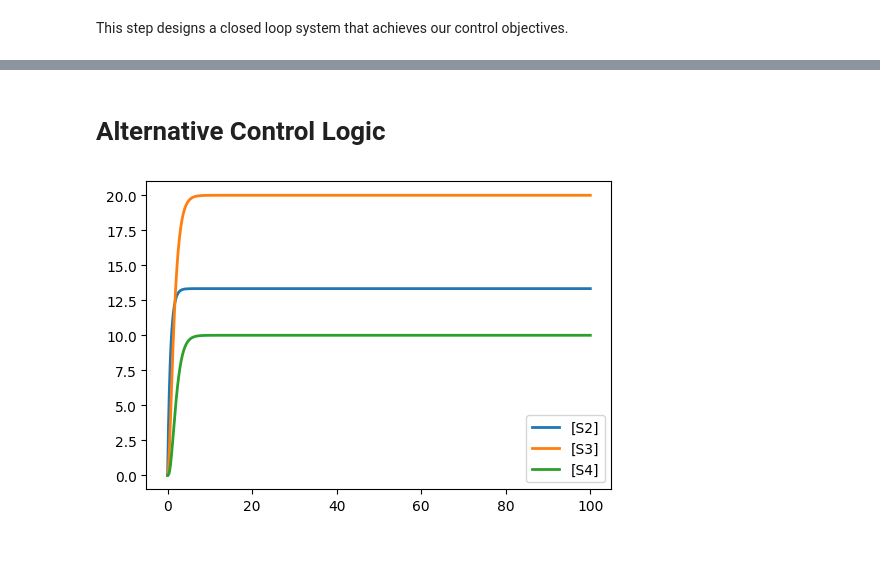
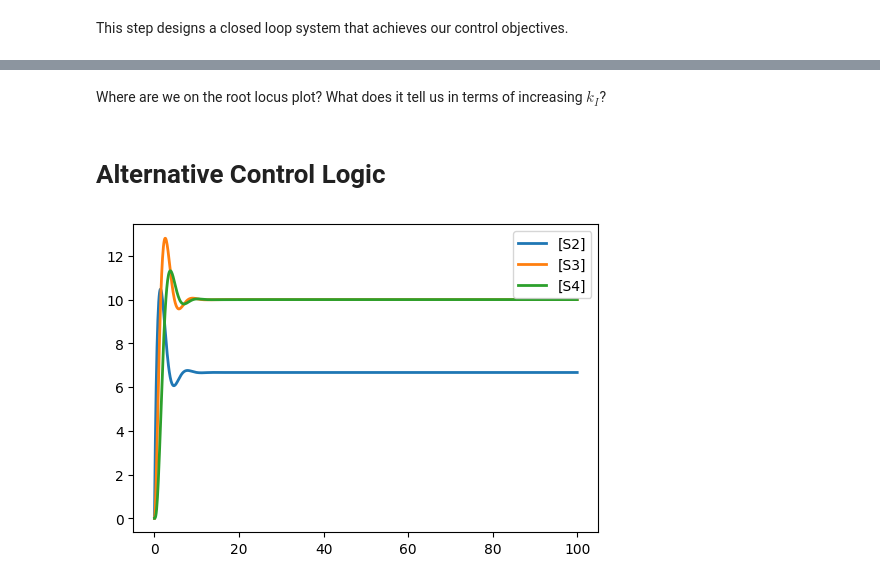
Before and after one commit to joseph-hellerstein/advanced-controls-lectures, a Jupyter notebook: lectures/lecture_15-Workflow-Control-Design/building_closed_loop_testbed.ipynb, the cells around one changed output, grey strips where cells are left out. Drawn from its saved outputs; the diff is of its cells as text; code cells hidden in the pictures; blank space fills up the shorter version.

```diff
--- a/lectures/lecture_15-Workflow-Control-Design/building_closed_loop_testbed.ipynb
+++ b/lectures/lecture_15-Workflow-Control-Design/building_closed_loop_testbed.ipynb
@@ -366,0 +364,7 @@ OK!
+# %%
+model = WOLF_MODEL
+end_pos = model.index("end")
+model_front = model[:end_pos]
+model_back = model[end_pos:]
+control_logic = CONTROL_LOGIC % (input_name, sign, output_name, input_name)
+print(model_front + control_logic + model_back)
@@ -425,15 +433,0 @@ print("OK!")
-# %%
-control_model = makeControlModel(WOLF_MODEL, "at_", "s5", sign=1)
-rr = te.loada(control_model)
-setpoint = 8
-rr["kP"] = 0.1
-rr["kI"] = 0.01
-rr["setpoint"] = setpoint
-data = rr.simulate(0, 100, 1000, selections=["time", "[s5]", "control_error", "integral_control_error"])
-times = data["time"]
-#plt.plot(data["time"], data["[s1]"])
-plt.plot(times, data["[s5]"])
-plt.plot(times, data["control_error"])
-plt.plot([times[0], times[-1]], [setpoint, setpoint])
-plt.legend(["s5", "control_error", "setpoint"])
-plt.ylim([0, 10])
@@ -447,29 +480,33 @@ This step designs a closed loop system that achieves our control objectives.
+# %% [markdown]
+Where are we on the root locus plot? What does it tell us in terms of increasing $k_I$?
 # %% [markdown]
 # Alternative Control Logic
 # %%
 CONTROL_LINEAR_MDL2 = """
 // Start with the OLS
 S1 -> S2; k1*S1
 S2 -> S3; k2*S2
 S3 -> S4; k3*S3
+S4 ->; k4*S4
 
 k1 = 2
 k2 = 1.5
 k3 = 1
+k4 = 1
 S1 = 10
 S2 = 0
 S3 = 0
 S4 = 0
 
 # Add a cascade
 const S1
-S4 -> ; kc1*S4
-kc1 = 2
+S2 -> ; kc1*S4
+kc1 = 1
 
 
 """
 rr = te.loada(CONTROL_LINEAR_MDL2)
 rr.simulate(0, 100, 1000)
 rr.plot()
 # %% [output]
-[figure, old version]
+[figure, new version]
```
Also changed, not shown: parts of 19 cells of this notebook.
